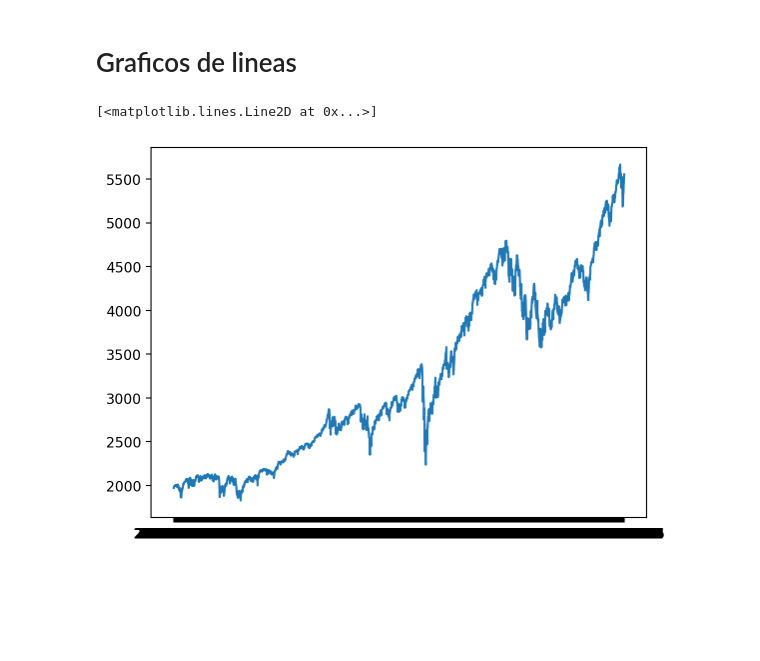
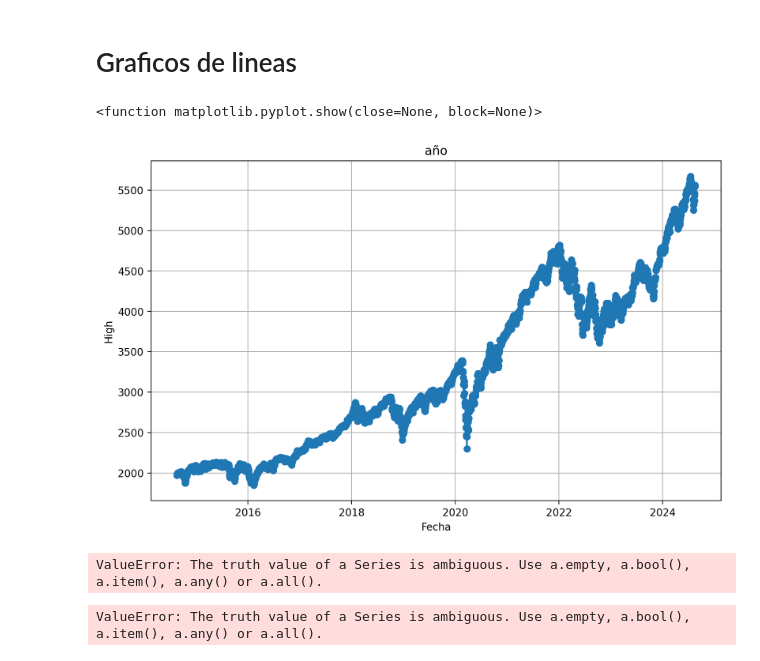
Before and after one commit to luisfer2405/PI_Hr_ANALYTICS, a Jupyter notebook: ANALYCIS_2024.ipynb, the cells around one changed output. Saved outputs shown, nothing was run; the diff lists cells and outputs as text; code cells hidden in the pictures; blank space fills up the shorter version.

```diff
--- a/ANALYCIS_2024.ipynb
+++ b/ANALYCIS_2024.ipynb
@@ -19 +17,12 @@ sp500['Date '] = pd.to_datetime(sp500['Date ']).dt.strftime('%Y-%m-%d')
+# %%
+sp500['Date'] = sp500.index
+sp500['Date'] = pd.to_datetime(sp500['Date']).dt.strftime('%Y-%m-%d')
+
+# Convertir la columna 'fecha' a tipo datetime
+sp500['Date'] = pd.to_datetime(sp500['Date'])
+
+# Separar la columna en año, mes y día
+sp500['año'] = sp500['Date'].dt.year
+sp500['mes'] = sp500['Date'].dt.month
+sp500['día'] = sp500['Date'].dt.day
 # %%
@@ -36,7 +62,2 @@ sp500
 # %% [markdown]
 # Graficos de lineas
-# %%
-plt.plot(sp500["Date "], sp500["Close"])
-# %% [output]
-[<matplotlib.lines.Line2D at 0x...>]
-[figure, removed]
@@ -66,3 +64,30 @@ df_candles
+# %%
+plt.figure(figsize=(10, 6  ))
+plt.plot(sp500['Date'] , sp500["High"], marker='o')
+
+plt.gca().xaxis.set_major_locator(mdates.YearLocator(2))  # Mostrar una fecha cada 2 años
+plt.gca().xaxis.set_major_formatter(mdates.DateFormatter('%Y'))
+
+plt.title('año')
+plt.xlabel('Fecha')
+plt.ylabel('High')
+plt.grid(True)
+
+plt.show
+# %% [output]
+<function matplotlib.pyplot.show(close=None, block=None)>
+[figure, added]
+# %%
+filtro = sp500['Date'] == 2014 & sp500['mes'] == sp500['año'] == 2014
+# %% [output]
+ValueError: The truth value of a Series is ambiguous. Use a.empty, a.bool(), a.item(), a.any() or a.all().
+# %%
+
+
+plt.figure( figsize=(10,6), layout = 'constrained')
+plt.plot(filtro, sp500['Open'])
+# %% [output]
+ValueError: The truth value of a Series is ambiguous. Use a.empty, a.bool(), a.item(), a.any() or a.all().
 # %%
 sp500 = pd.merge(sp500,df_candles, on='Symbol')
 # %%
```
Also changed, not shown: parts of 5 cells of this notebook, 1 other file.
